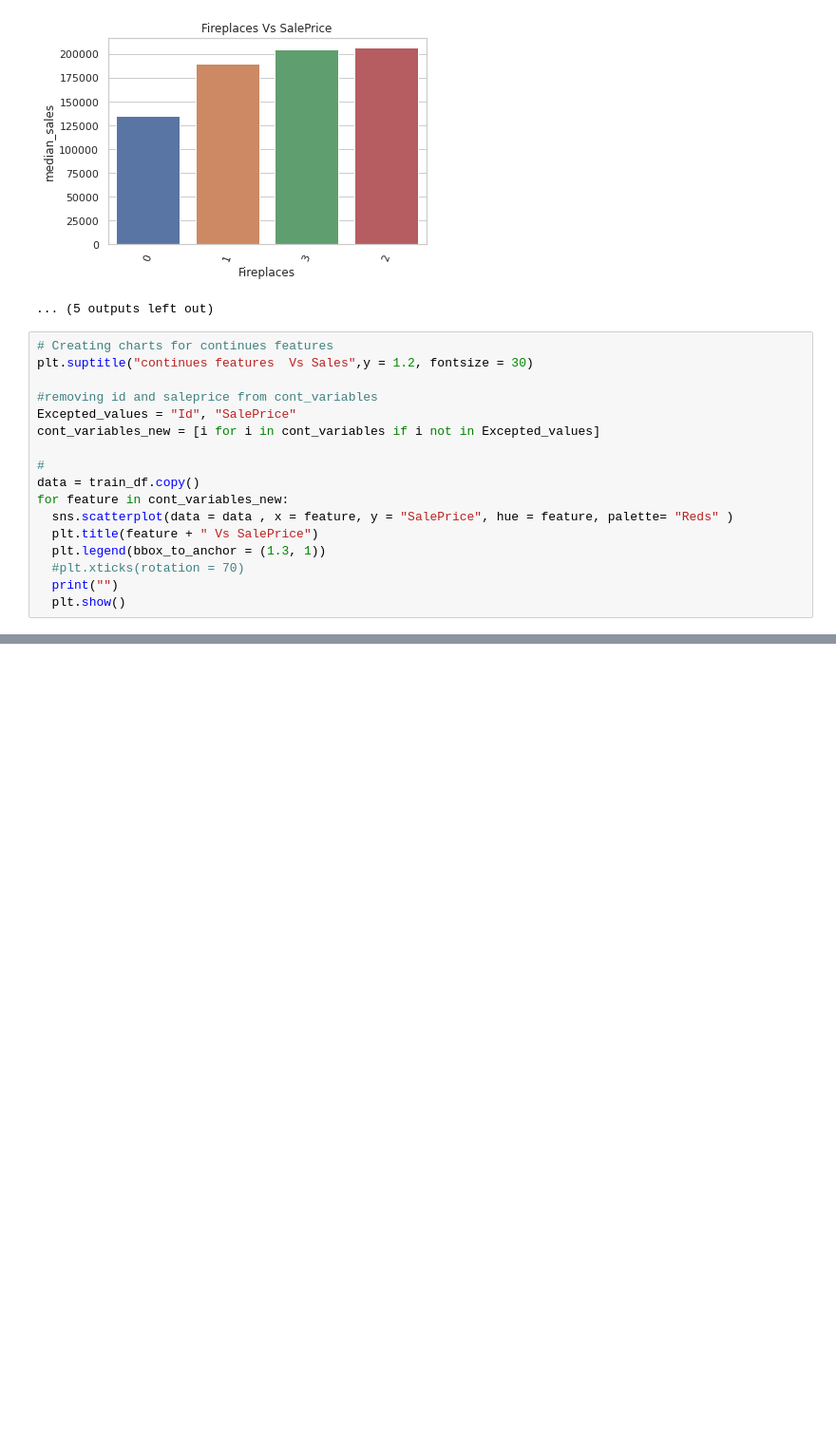
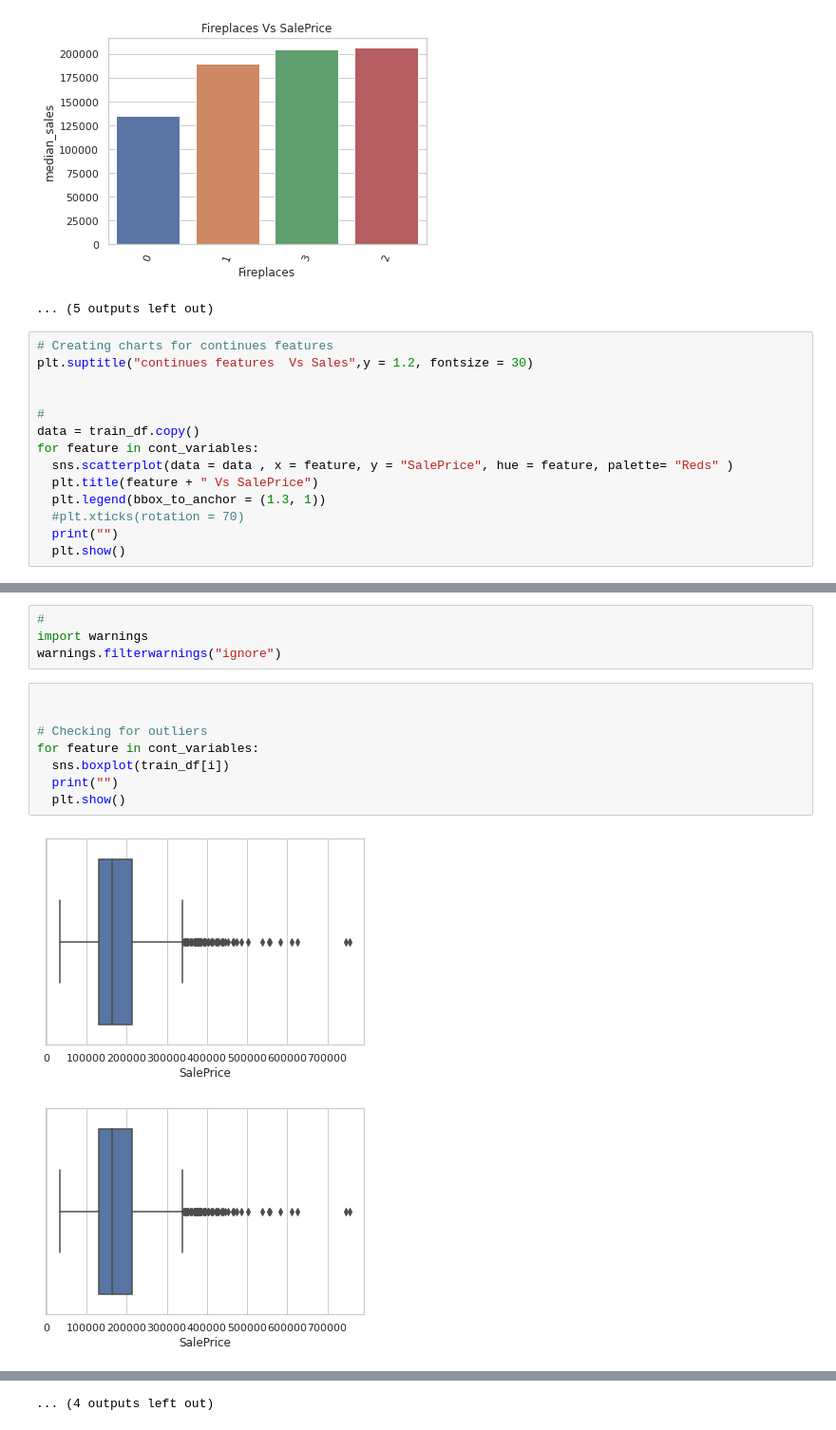
Before and after one commit to Muhliscm/-66daysofdata, a Jupyter notebook: Python/30052021 Housing data Kaggle/House_price_prediction_kaggle.ipynb, the cells around one changed output, grey strips where cells are left out. Shown at 95% size. Cells and saved outputs as stored; diff of their text form; blank space fills up the shorter version.

```diff
--- a/Python/30052021 Housing data Kaggle/House_price_prediction_kaggle.ipynb
+++ b/Python/30052021 Housing data Kaggle/House_price_prediction_kaggle.ipynb
@@ -679,13 +667,10 @@ for feature in ordinal_data:
 # Creating charts for continues features
 plt.suptitle("continues features  Vs Sales",y = 1.2, fontsize = 30)
 
-#removing id and saleprice from cont_variables
-Excepted_values = "Id", "SalePrice"
-cont_variables_new = [i for i in cont_variables if i not in Excepted_values]
 
 #
 data = train_df.copy()
-for feature in cont_variables_new:
+for feature in cont_variables:
   sns.scatterplot(data = data , x = feature, y = "SalePrice", hue = feature, palette= "Reds" )
   plt.title(feature + " Vs SalePrice")
   plt.legend(bbox_to_anchor = (1.3, 1))
@@ -719,0 +719,15 @@ Index(['MSZoning', 'Street', 'LotShape', 'LandContour', 'Utilities',
+# %%
+#
+import warnings
+warnings.filterwarnings("ignore")
+# %%
+
+
+# Checking for outliers
+for feature in cont_variables:
+  sns.boxplot(train_df[i])
+  print("")
+  plt.show()
+# %% [output]
+[figure, added]
+[figure, added]
@@ -719,0 +744 @@ Index(['MSZoning', 'Street', 'LotShape', 'LandContour', 'Utilities',
+... (4 outputs left out)
```
Also changed, not shown: parts of 12 cells of this notebook, 2 other files.
